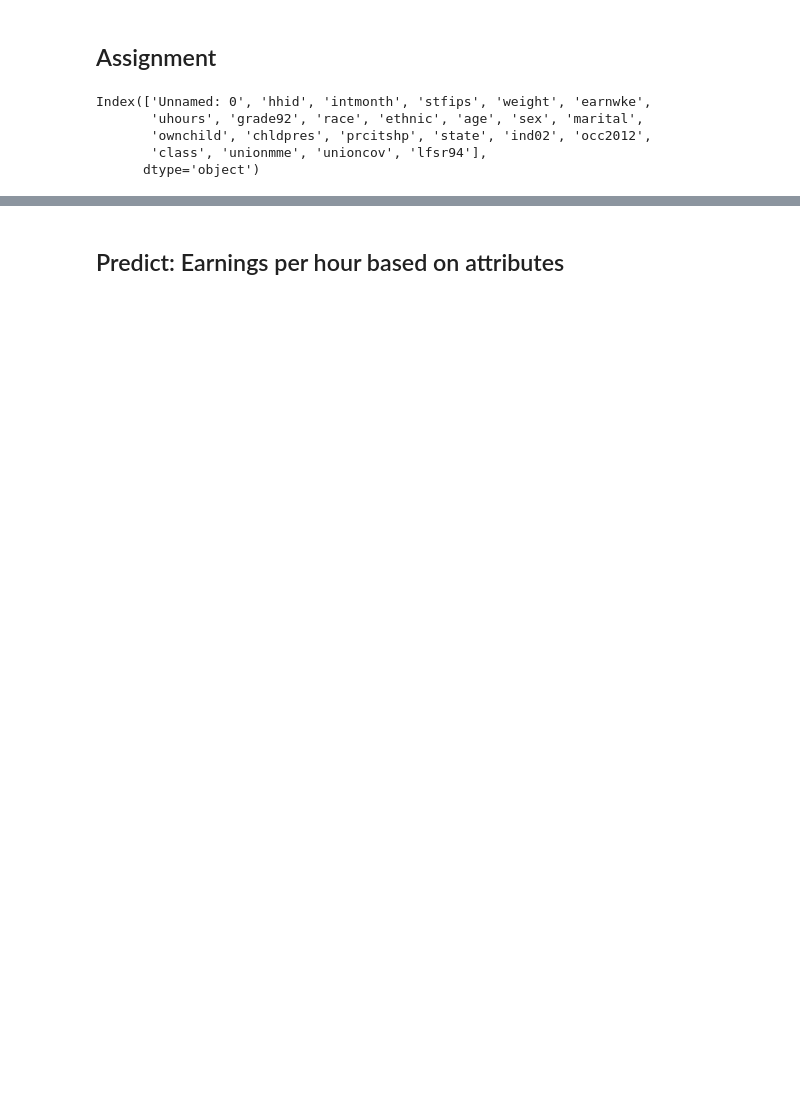
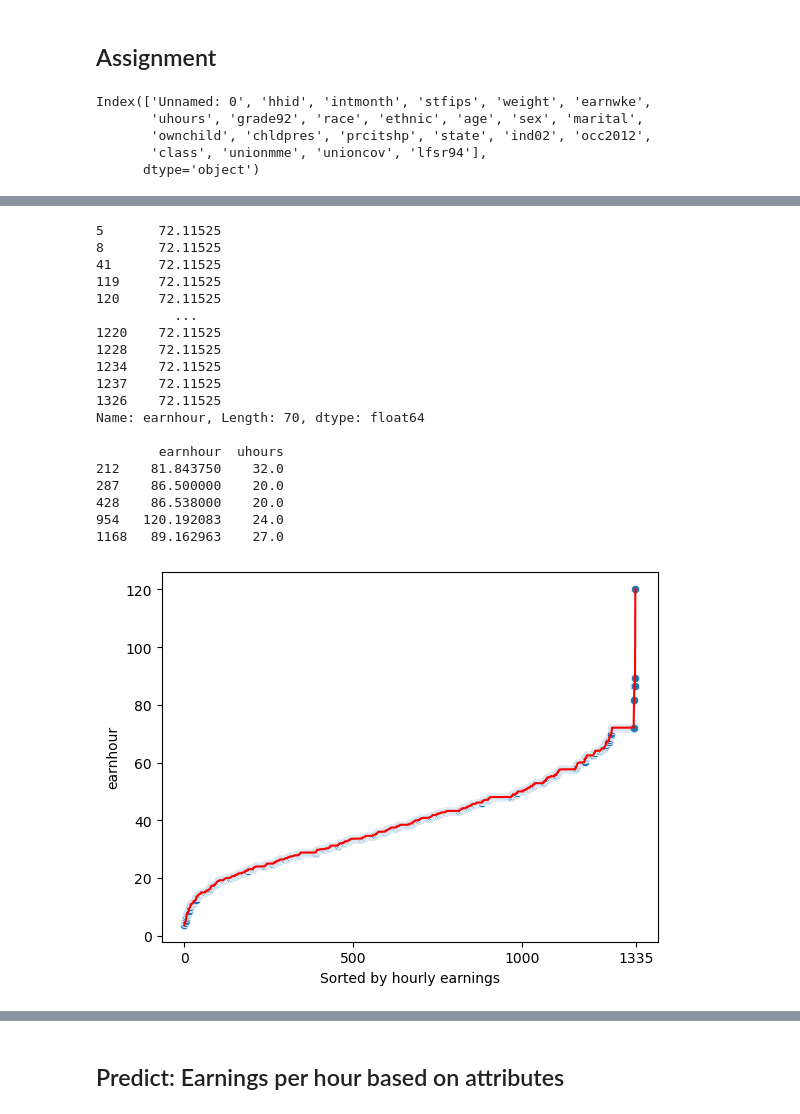
Before and after one commit to me9hanics/DA3-phdma, a Jupyter notebook: Assignment1/assignment.ipynb, the cells around one changed output, grey strips where cells are left out. Cells and saved outputs as stored; diff of their text form; code cells hidden in the pictures; blank space fills up the shorter version.

```diff
--- a/Assignment1/assignment.ipynb
+++ b/Assignment1/assignment.ipynb
@@ -49,0 +61,31 @@ softdev
+# %%
+#Check the high values (this way of outputting a part of the dataframe works and is very useful, would recommend, much simpler than using df.loc, any DF can take a boolean dataframe input)
+print(softdev[softdev['earnhour'] > 72] ['earnhour'], '\n')
+print(softdev[softdev['earnhour'] > 73] [['earnhour', 'uhours']])
+
+sorted = softdev.sort_values(by=['earnhour']).reset_index(drop=True)
+sns.scatterplot( data=sorted, y="earnhour",x = sorted.index, alpha = 1)
+plt.plot(sorted.index, sorted["earnhour"], color = 'red')
+plt.xlabel("Sorted by hourly earnings")
+plt.xticks([0,500,1000,len(sorted)]);
+# %% [output]
+5       72.11525
+8       72.11525
+41      72.11525
+119     72.11525
+120     72.11525
+          ...
+1220    72.11525
+1228    72.11525
+1234    72.11525
+1237    72.11525
+1326    72.11525
+Name: earnhour, Length: 70, dtype: float64
+
+        earnhour  uhours
+212    81.843750    32.0
+287    86.500000    20.0
+428    86.538000    20.0
+954   120.192083    24.0
+1168   89.162963    27.0
+[figure, added]
```
Also changed, not shown: parts of 9 cells of this notebook.
